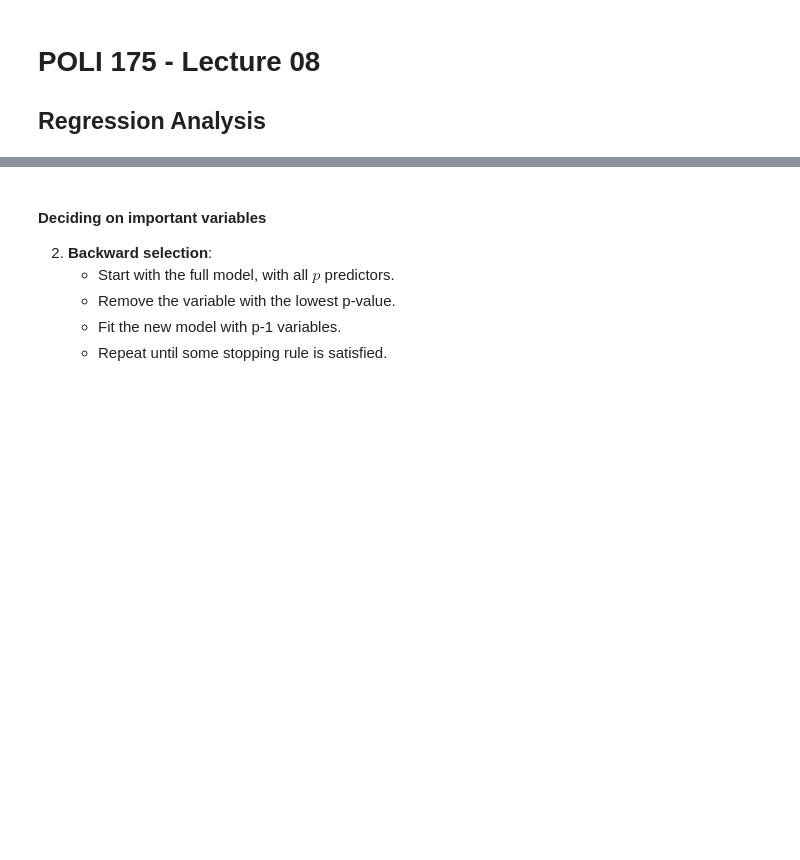
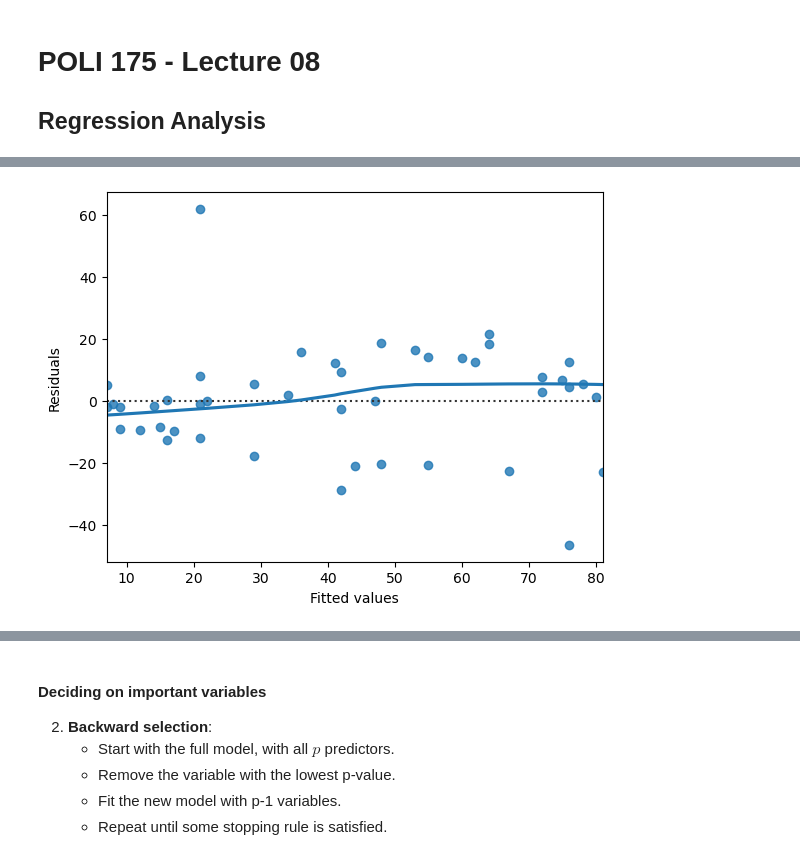
Before and after one commit to umbertomig/POLI175public, a Jupyter notebook: lectures/lecture07/POLI175-Lecture08.ipynb, the cells around one changed output, grey strips where cells are left out. Saved outputs shown, nothing was run; the diff lists cells and outputs as text; code cells hidden in the pictures; blank space fills up the shorter version.

```diff
--- a/lectures/lecture07/POLI175-Lecture08.ipynb
+++ b/lectures/lecture07/POLI175-Lecture08.ipynb
@@ -295,0 +222,8 @@ $$ \text{F} \ = \ \dfrac{\frac{RSS_0-RSS}{p-l}}{\frac{RSS}{n-p-1}} \ \sim \ F(p-
+# %%
+# Residual x fitted values (linearity + heteroscedasticity)
+sns.residplot(x = 'income', y = 'prestige', data = duncan, lowess = True)
+plt.xlabel("Fitted values")
+plt.ylabel("Residuals")
+plt.show()
+# %% [output]
+[figure, added]
```
Also changed, not shown: parts of 79 cells of this notebook, 2 other files.
